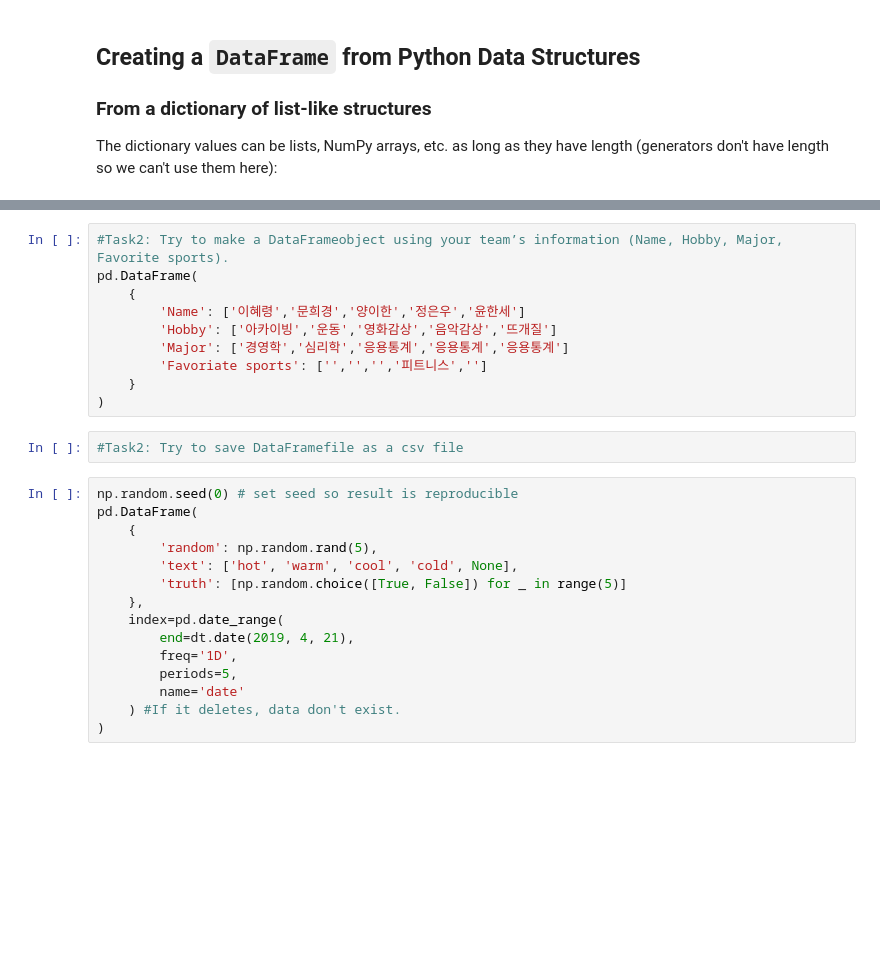
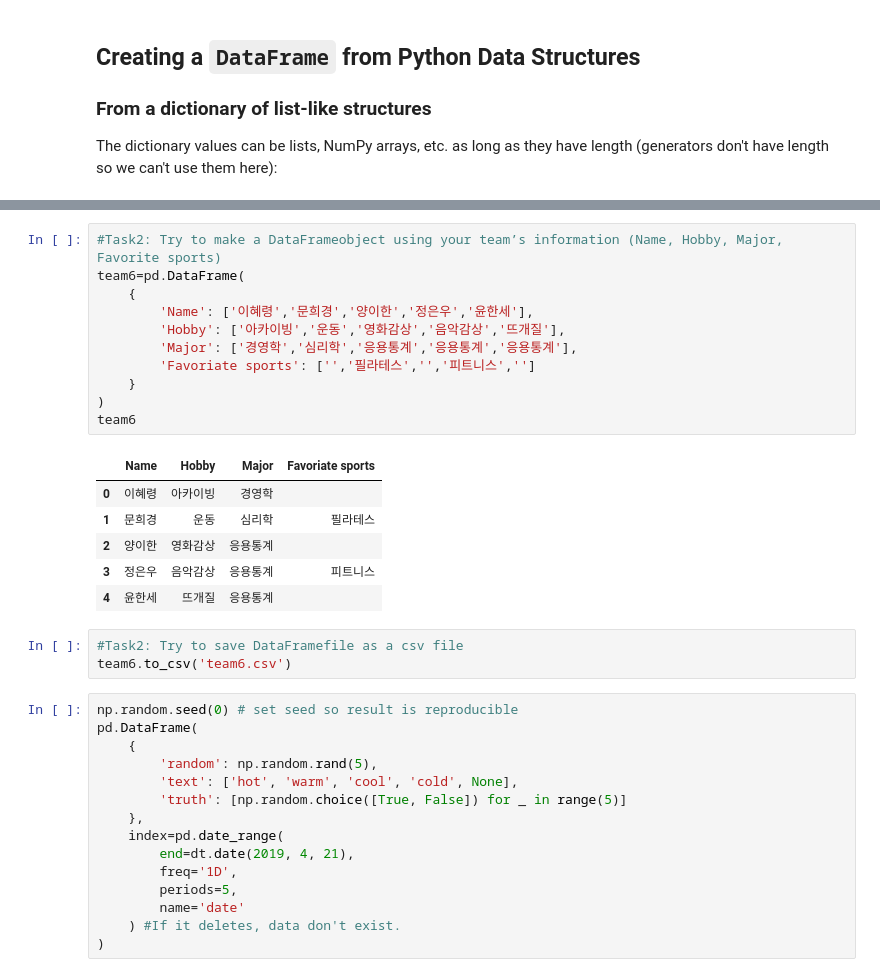
Before and after one commit to moonihk/ML, a Jupyter notebook: ch_02/2_creating_dataframes.ipynb, the cells around one changed output, grey strips where cells are left out. Saved outputs shown, nothing was run; the diff lists cells and outputs as text; blank space fills up the shorter version.

```diff
--- a/ch_02/2_creating_dataframes.ipynb
+++ b/ch_02/2_creating_dataframes.ipynb
@@ -90,15 +90,24 @@ The dictionary values can be lists, NumPy arrays, etc. as long as they have leng
 # %%
-#Task2: Try to make a DataFrameobject using your team’s information (Name, Hobby, Major, Favorite sports).
-pd.DataFrame(
+#Task2: Try to make a DataFrameobject using your team’s information (Name, Hobby, Major, Favorite sports)
+team6=pd.DataFrame(
     {
-        'Name': ['이혜령','문희경','양이한','정은우','윤한세']
-        'Hobby': ['아카이빙','운동','영화감상','음악감상','뜨개질']
-        'Major': ['경영학','심리학','응용통계','응용통계','응용통계']
-        'Favoriate sports': ['','','','피트니스','']
+        'Name': ['이혜령','문희경','양이한','정은우','윤한세'],
+        'Hobby': ['아카이빙','운동','영화감상','음악감상','뜨개질'],
+        'Major': ['경영학','심리학','응용통계','응용통계','응용통계'],
+        'Favoriate sports': ['','필라테스','','피트니스','']
     }
 )
+team6
+# %% [output]
+|  | Name | Hobby | Major | Favoriate sports |
+| 0 | 이혜령 | 아카이빙 | 경영학 |  |
+| 1 | 문희경 | 운동 | 심리학 | 필라테스 |
+| 2 | 양이한 | 영화감상 | 응용통계 |  |
+| 3 | 정은우 | 음악감상 | 응용통계 | 피트니스 |
+| 4 | 윤한세 | 뜨개질 | 응용통계 |  |
 # %%
 #Task2: Try to save DataFramefile as a csv file
+team6.to_csv('team6.csv')
 # %%
 np.random.seed(0) # set seed so result is reproducible
 pd.DataFrame(
```
Also changed, not shown: parts of 3 cells of this notebook.
